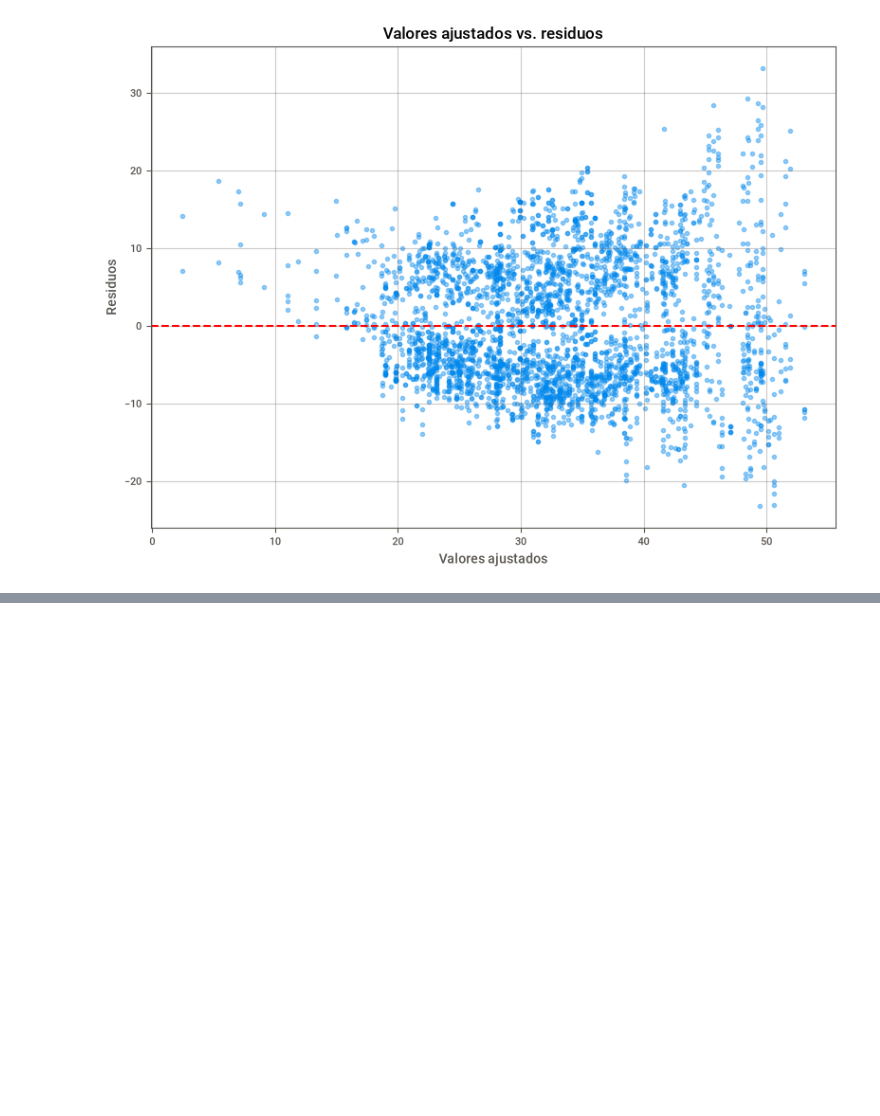
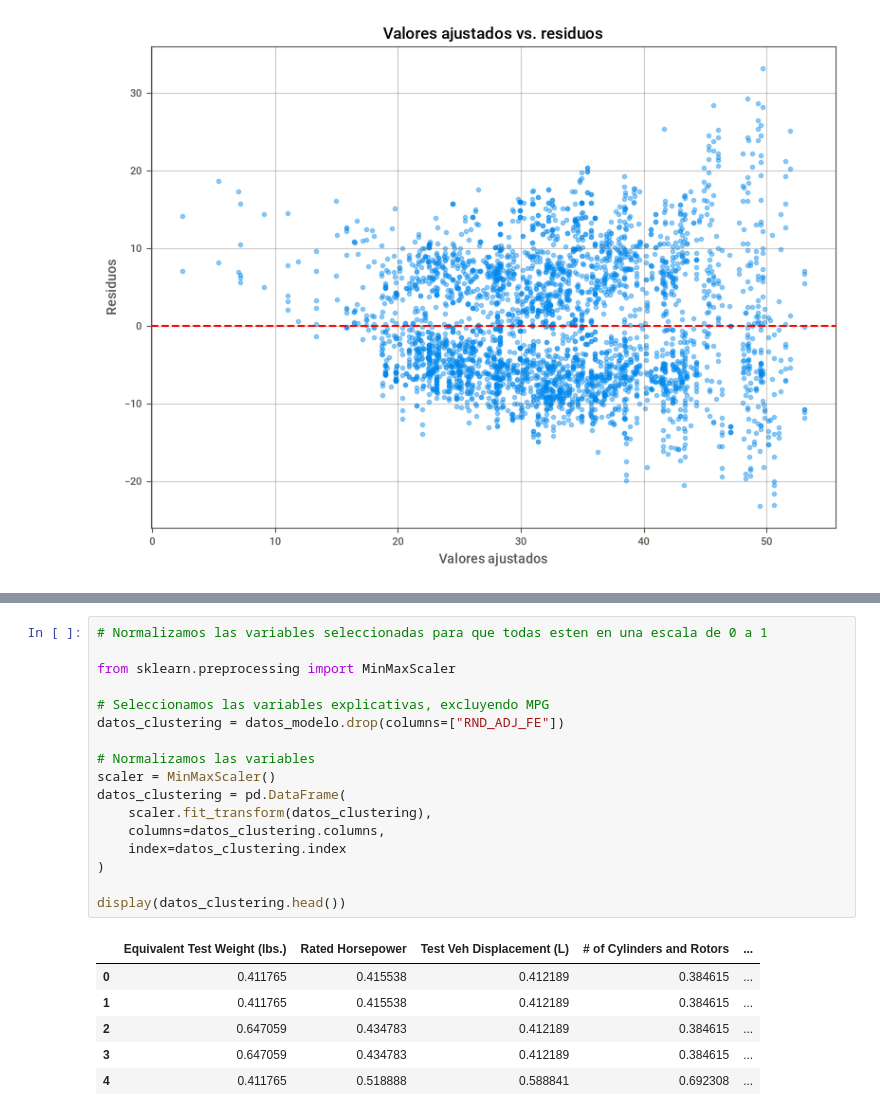
Before and after one commit to abiordorica13/TPEFUNDAMENTOS, a Jupyter notebook: Untitled-1.ipynb, the cells around one changed output, grey strips where cells are left out. Saved outputs shown, nothing was run; the diff lists cells and outputs as text; blank space fills up the shorter version.

```diff
--- a/Untitled-1.ipynb
+++ b/Untitled-1.ipynb
@@ -1608,0 +1634,24 @@ plt.show()
+# %%
+# Normalizamos las variables seleccionadas para que todas esten en una escala de 0 a 1
+
+from sklearn.preprocessing import MinMaxScaler
+
+# Seleccionamos las variables explicativas, excluyendo MPG
+datos_clustering = datos_modelo.drop(columns=["RND_ADJ_FE"])
+
+# Normalizamos las variables
+scaler = MinMaxScaler()
+datos_clustering = pd.DataFrame(
+    scaler.fit_transform(datos_clustering),
+    columns=datos_clustering.columns,
+    index=datos_clustering.index
+)
+
+display(datos_clustering.head())
+# %% [output]
+|  | Equivalent Test Weight (lbs.) | Rated Horsepower | Test Veh Displacement (L) | # of Cylinders and Rotors | ... |
+| 0 | 0.411765 | 0.415538 | 0.412189 | 0.384615 | ... |
+| 1 | 0.411765 | 0.415538 | 0.412189 | 0.384615 | ... |
+| 2 | 0.647059 | 0.434783 | 0.412189 | 0.384615 | ... |
+| 3 | 0.647059 | 0.434783 | 0.412189 | 0.384615 | ... |
+| 4 | 0.411765 | 0.518888 | 0.588841 | 0.692308 | ... |
```
Also changed, not shown: parts of 7 cells of this notebook.
